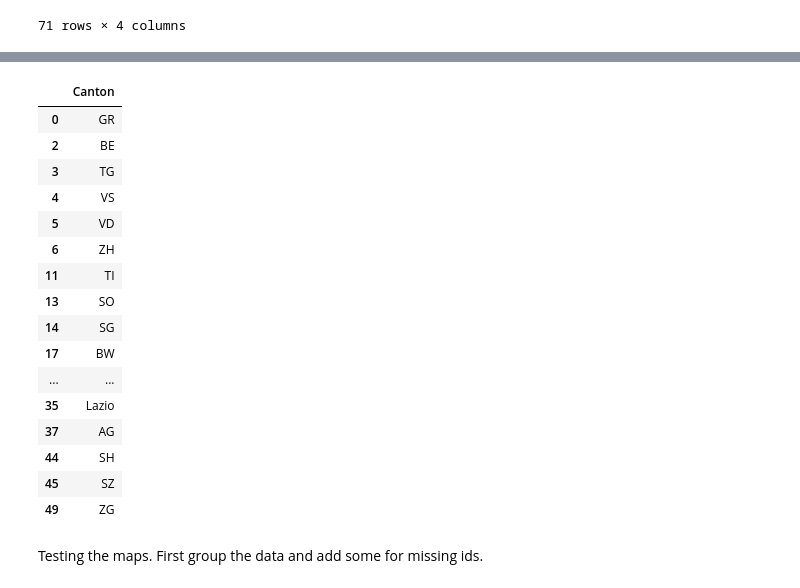
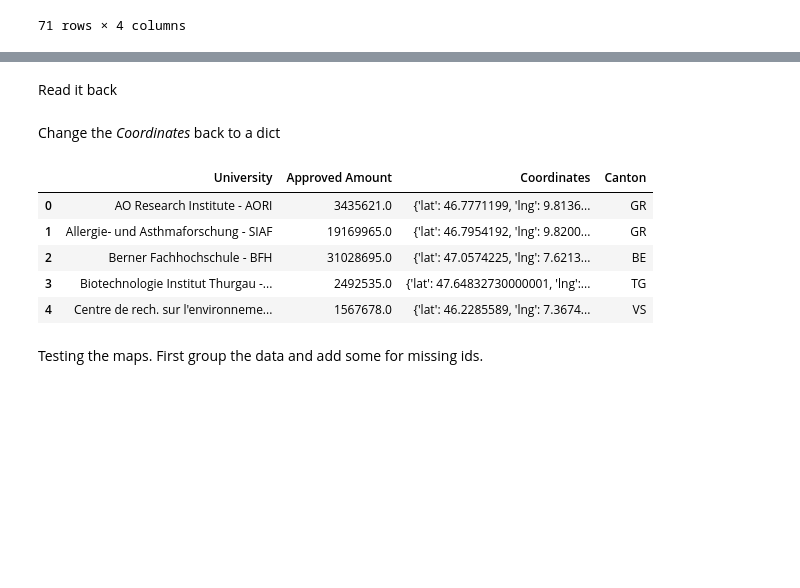
Before and after one commit to bojbilla/AdaHomeworks, a Jupyter notebook: 03 - Interactive Viz/HW3.ipynb, the cells around one changed output, grey strips where cells are left out. Drawn from its saved outputs; the diff is of its cells as text; code cells hidden in the pictures; blank space fills up the shorter version.

```diff
--- a/03 - Interactive Viz/HW3.ipynb
+++ b/03 - Interactive Viz/HW3.ipynb
@@ -334,25 +316,23 @@ grants_with_cantons.set_value(68, 'Canton', 'GE')
 # %%
 grants_with_cantons.to_csv('grants_with_cantons.csv')
-# %%
-grants_with_cantons[['Canton']].drop_duplicates()
-# %% [output]
-|  | Canton |
-| 0 | GR |
-| 2 | BE |
-| 3 | TG |
-| 4 | VS |
-| 5 | VD |
-| 6 | ZH |
-| 11 | TI |
-| 13 | SO |
-| 14 | SG |
-| 17 | BW |
-| ... | ... |
-| 35 | Lazio |
-| 37 | AG |
-| 44 | SH |
-| 45 | SZ |
-| 49 | ZG |
+# %% [markdown]
+Read it back
+# %%
+grants_with_cantons = pd.read_csv('grants_with_cantons.csv', encoding='ISO-8859-1', usecols=['University', 'Approved Amount', 'Coordinates', 'Canton'])
+# %% [markdown]
+Change the _Coordinates_ back to a dict
+# %%
+import ast
+grants_with_cantons['Coordinates'] = grants_with_cantons.apply(lambda row: ast.literal_eval(row['Coordinates']), axis=1)
+# %%
+grants_with_cantons.head(5)
+# %% [output]
+|  | University | Approved Amount | Coordinates | Canton |
+| 0 | AO Research Institute - AORI | 3435621.0 | {'lat': 46.7771199, 'lng': 9.8136... | GR |
+| 1 | Allergie- und Asthmaforschung - SIAF | 19169965.0 | {'lat': 46.7954192, 'lng': 9.8200... | GR |
+| 2 | Berner Fachhochschule - BFH | 31028695.0 | {'lat': 47.0574225, 'lng': 7.6213... | BE |
+| 3 | Biotechnologie Institut Thurgau -... | 2492535.0 | {'lat': 47.64832730000001, 'lng':... | TG |
+| 4 | Centre de rech. sur l'environneme... | 1567678.0 | {'lat': 46.2285589, 'lng': 7.3674... | VS |
 # %% [markdown]
 Testing the maps. First group the data and add some for missing ids.
 # %%
```
Also changed, not shown: parts of 14 cells of this notebook, 1 other file.
